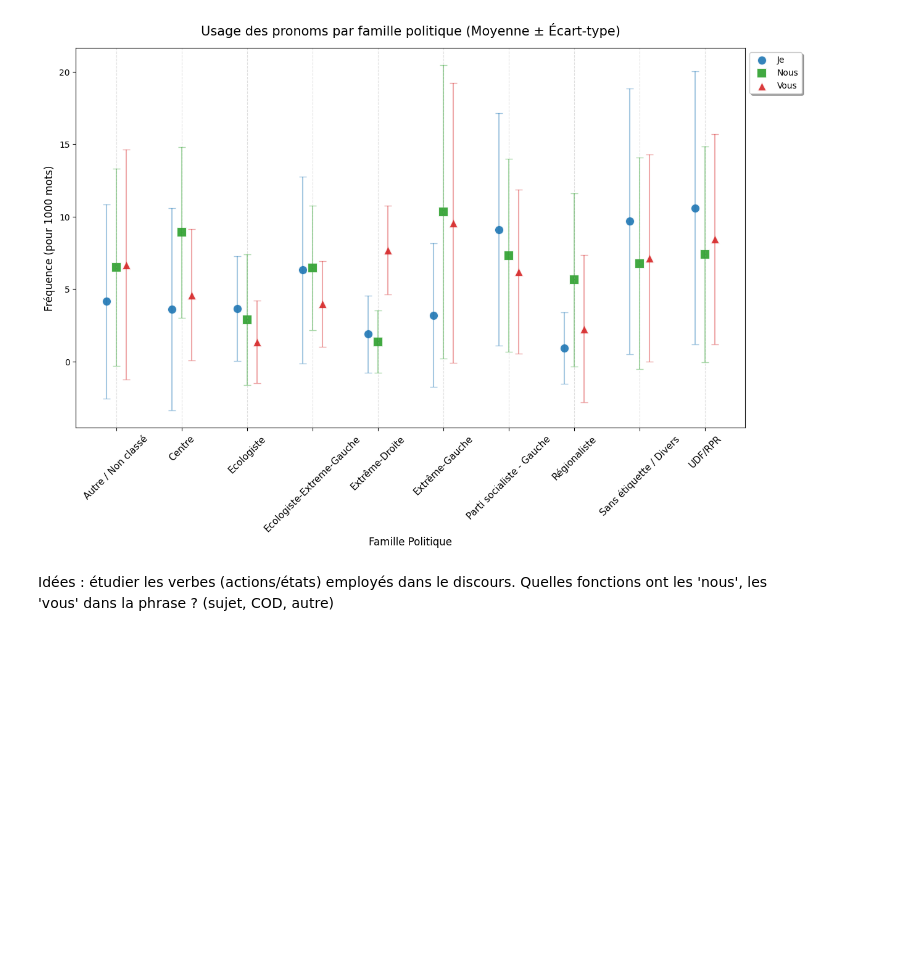
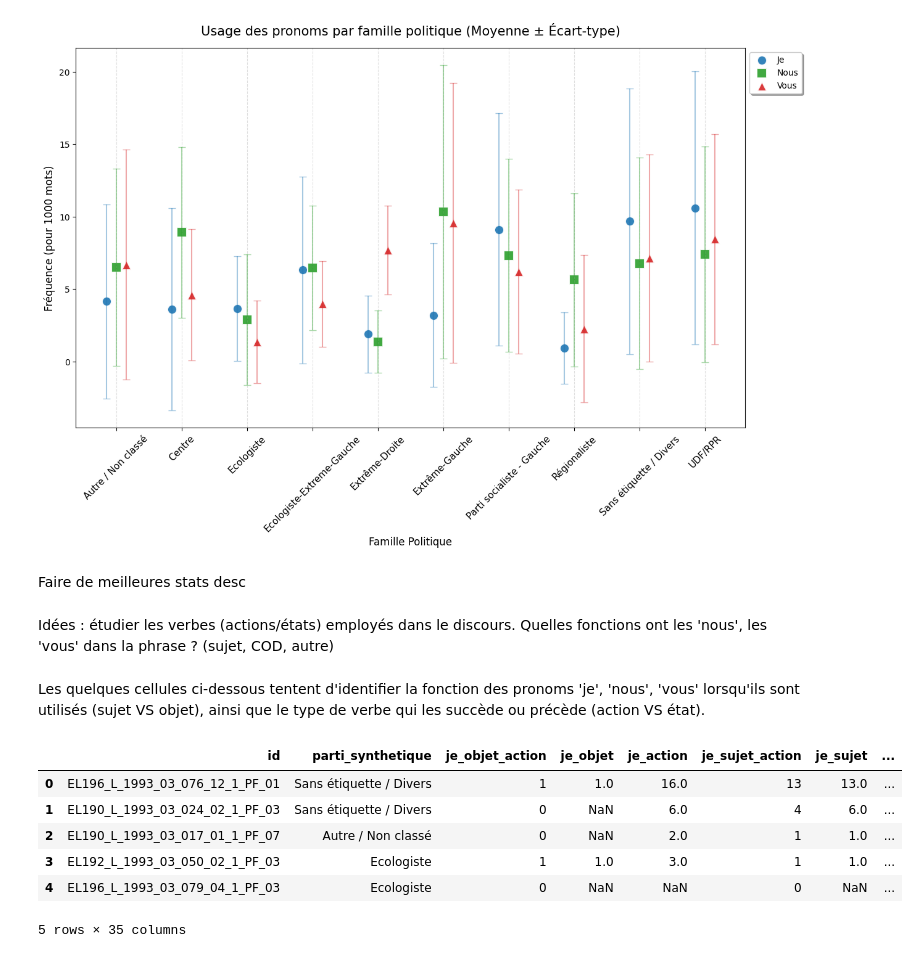
Before and after one commit to itsreivilo/Projet-de-NLP-Olivier, a Jupyter notebook: exploration.ipynb, the cells around one changed output. Drawn from its saved outputs; the diff is of its cells as text; code cells hidden in the pictures; blank space fills up the shorter version.

Commit message:
fonction de je nous vous

```diff
--- a/exploration.ipynb
+++ b/exploration.ipynb
@@ -437,6 +437,10 @@ plt.legend(loc='upper left', bbox_to_anchor=(1, 1), frameon=True, shadow=True)
 plt.show()
 # %% [output]
 [figure]
+# %% [markdown]
+Faire de meilleures stats desc
 # %% [markdown]
 Idées : étudier les verbes (actions/états) employés dans le discours.
 Quelles fonctions ont les 'nous', les 'vous' dans la phrase ? (sujet, COD, autre)
+# %% [markdown]
+Les quelques cellules ci-dessous tentent d'identifier la fonction des pronoms 'je', 'nous', 'vous' lorsqu'ils sont utilisés (sujet VS objet), ainsi que le type de verbe qui les succède ou précède (action VS état).
@@ -442,0 +530,10 @@ Quelles fonctions ont les 'nous', les 'vous' dans la phrase ? (sujet, COD, autre
+# %%
+transcriptions_structure_test.head()
+# %% [output]
+|  | id | parti_synthetique | je_objet_action | je_objet | je_action | je_sujet_action | je_sujet | ... |
+| 0 | EL196_L_1993_03_076_12_1_PF_01 | Sans étiquette / Divers | 1 | 1.0 | 16.0 | 13 | 13.0 | ... |
+| 1 | EL190_L_1993_03_024_02_1_PF_03 | Sans étiquette / Divers | 0 | NaN | 6.0 | 4 | 6.0 | ... |
+| 2 | EL190_L_1993_03_017_01_1_PF_07 | Autre / Non classé | 0 | NaN | 2.0 | 1 | 1.0 | ... |
+| 3 | EL192_L_1993_03_050_02_1_PF_03 | Ecologiste | 1 | 1.0 | 3.0 | 1 | 1.0 | ... |
+| 4 | EL196_L_1993_03_079_04_1_PF_03 | Ecologiste | 0 | NaN | NaN | 0 | NaN | ... |
+5 rows × 35 columns
```
Also changed, not shown: parts of 7 cells of this notebook.
